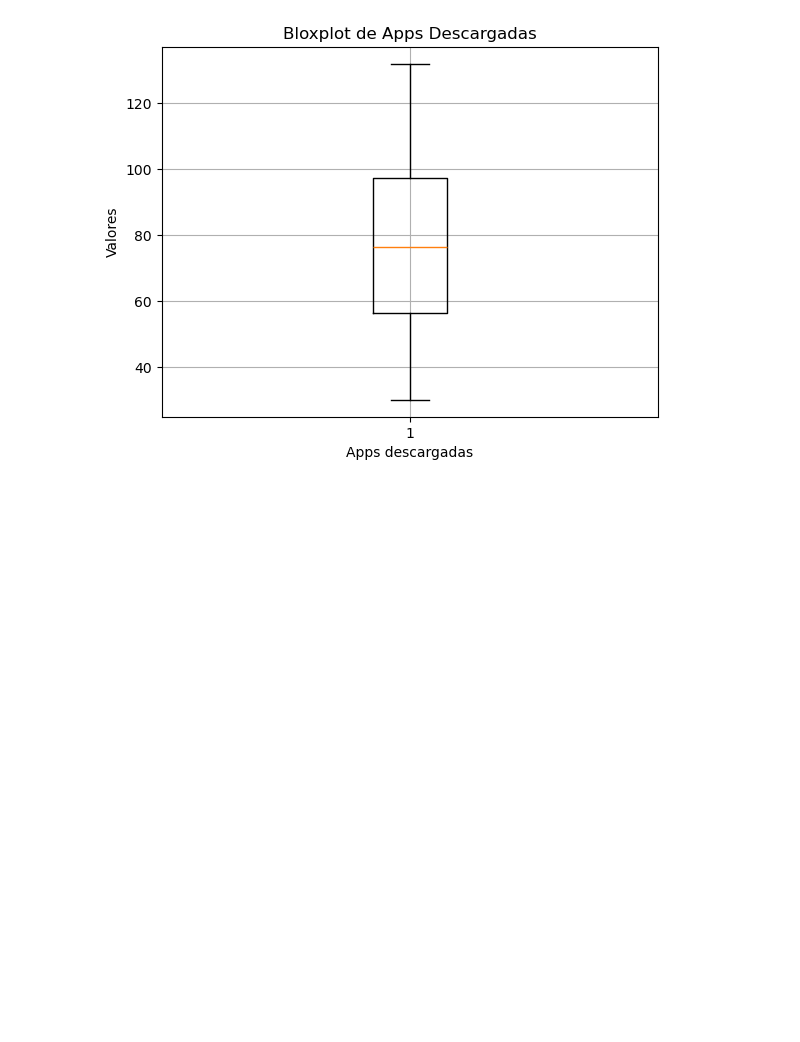
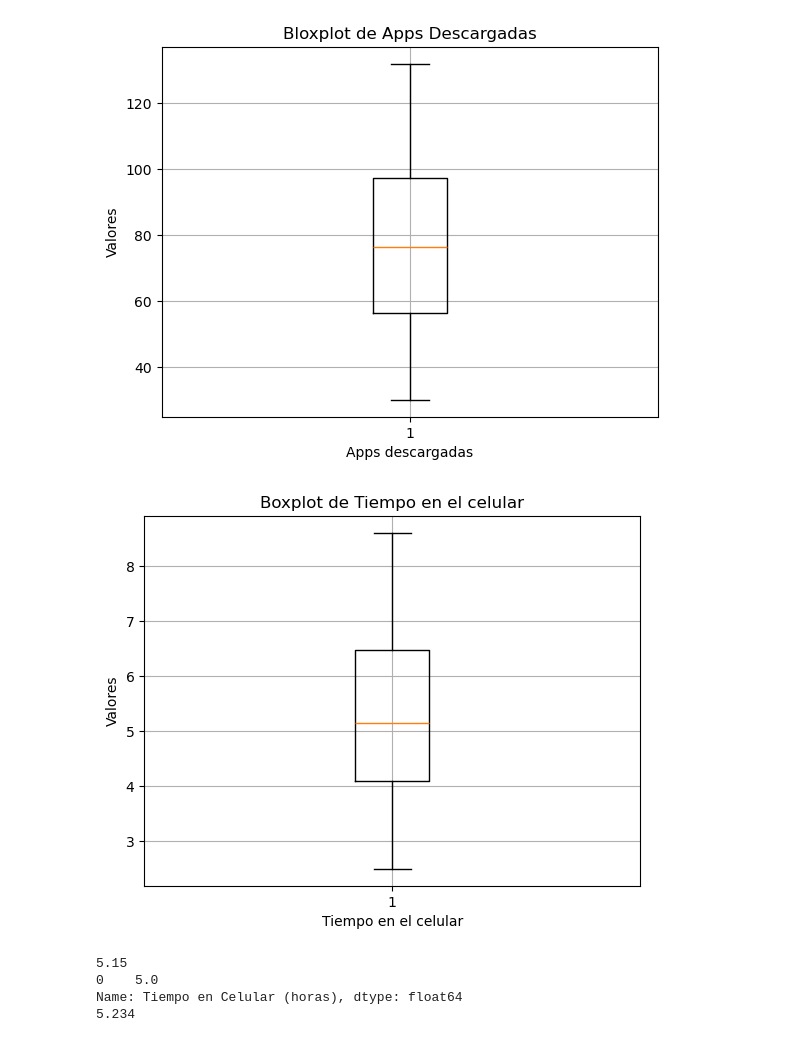
Before and after one commit to fcisnerosr/estadistica_descriptiva, a Jupyter notebook: procesamiento.ipynb, the cells around one changed output. Cells and saved outputs as stored; diff of their text form; code cells hidden in the pictures; blank space fills up the shorter version.

```diff
--- a/procesamiento.ipynb
+++ b/procesamiento.ipynb
@@ -265,3 +265,21 @@ plt.grid(True)
 plt.show()
 # %% [output]
 [figure]
+# %%
+plt.boxplot(df['Tiempo en Celular (horas)'])
+plt.title('Boxplot de Tiempo en el celular')
+plt.grid(True)
+plt.xlabel('Tiempo en el celular')
+plt.ylabel('Valores')
+plt.show()
+# %% [output]
+[figure, added]
+# %%
+print(df['Tiempo en Celular (horas)'].median())
+print(df['Tiempo en Celular (horas)'].mode())
+print(df['Tiempo en Celular (horas)'].mean())
+# %% [output]
+5.15
+0    5.0
+Name: Tiempo en Celular (horas), dtype: float64
+5.234
```
Also changed, not shown: parts of 5 cells of this notebook.
